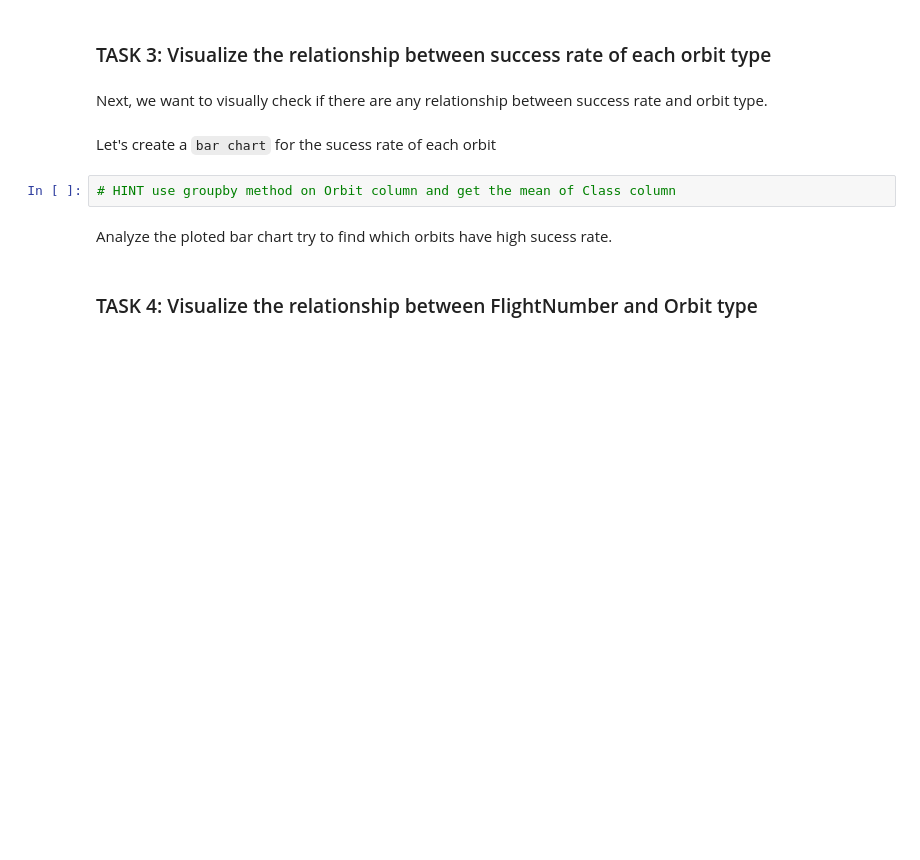
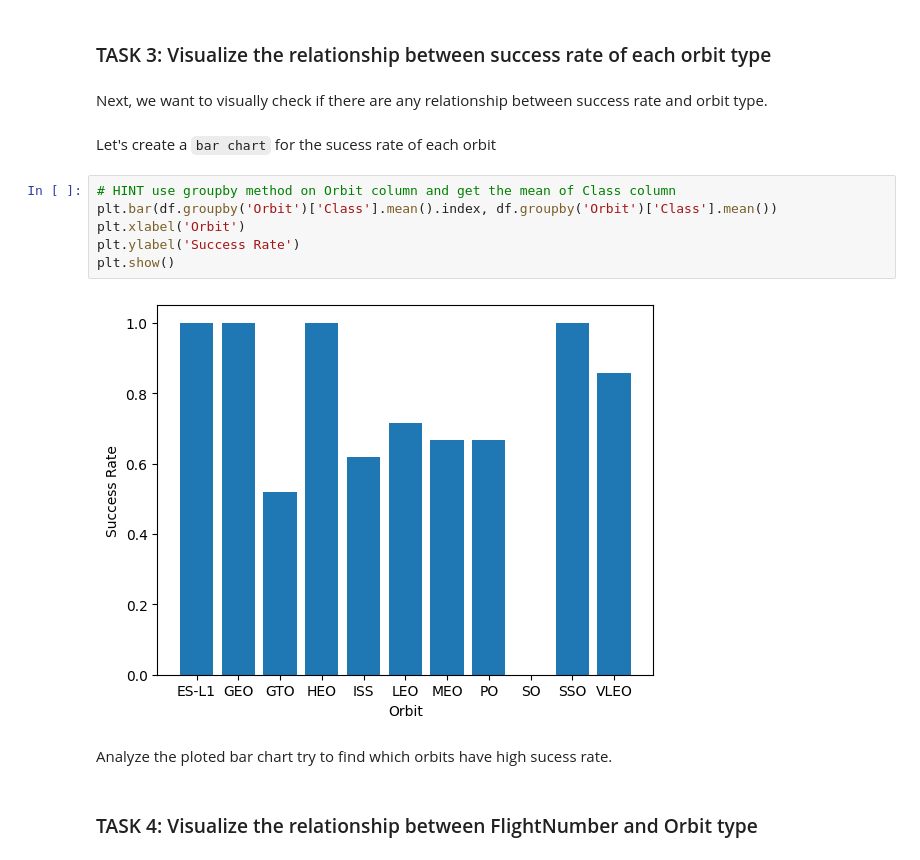
Before and after one commit to gkhnelbstn/ibmcapstoneproject, a Jupyter notebook: jupyter-labs-eda-dataviz.ipynb, the cells around one changed output. Saved outputs shown, nothing was run; the diff lists cells and outputs as text; blank space fills up the shorter version.

```diff
--- a/jupyter-labs-eda-dataviz.ipynb
+++ b/jupyter-labs-eda-dataviz.ipynb
@@ -92,6 +113,12 @@ Next, we want to visually check if there are any relationship between success ra
 Let's create a `bar chart` for the sucess rate of each orbit
 # %%
 # HINT use groupby method on Orbit column and get the mean of Class column
+plt.bar(df.groupby('Orbit')['Class'].mean().index, df.groupby('Orbit')['Class'].mean())
+plt.xlabel('Orbit')
+plt.ylabel('Success Rate')
+plt.show()
+# %% [output]
+[figure, added]
 # %% [markdown]
 Analyze the ploted bar chart try to find which orbits have high sucess rate.
 # %% [markdown]
```
Also changed, not shown: parts of 11 cells of this notebook, 5 other files.
